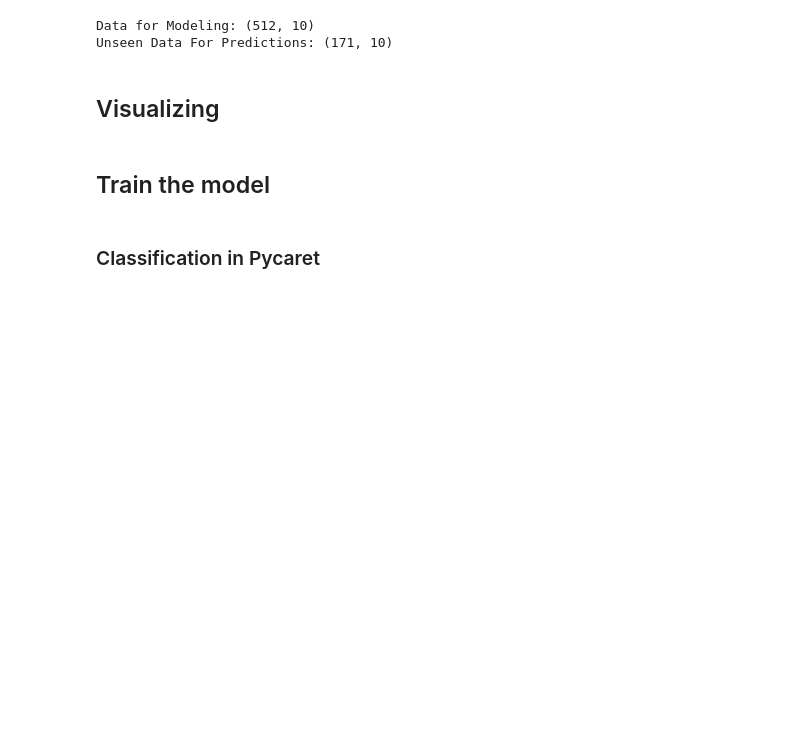
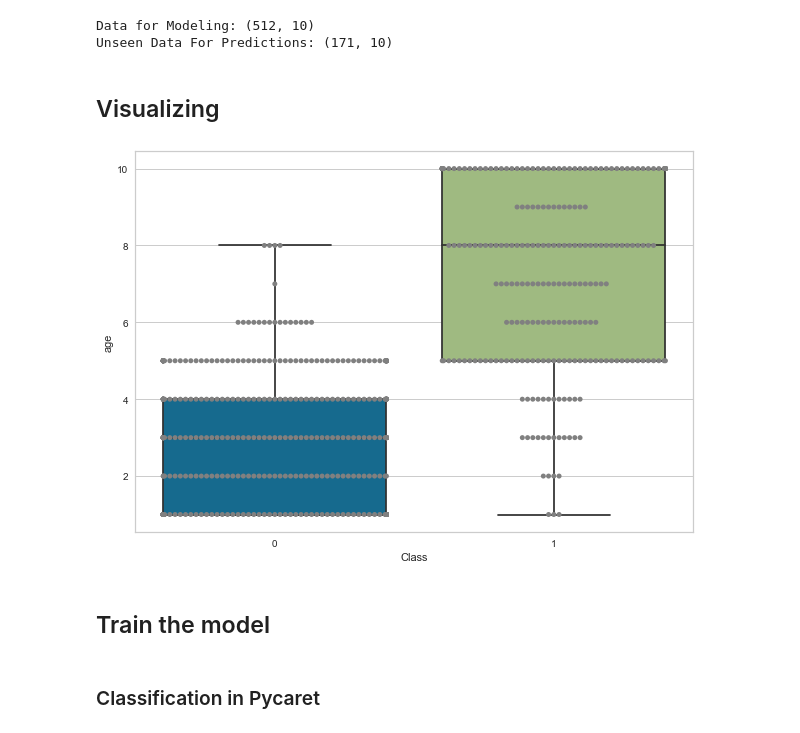
Before and after one commit to orchidalgia/CBM101, a Jupyter notebook: F_Machine_learning/2_Supervised-Learning/Pycaret - Classification.ipynb, the cells around one changed output. Drawn from its saved outputs; the diff is of its cells as text; code cells hidden in the pictures; blank space fills up the shorter version.

```diff
--- a/F_Machine_learning/2_Supervised-Learning/Pycaret - Classification.ipynb
+++ b/F_Machine_learning/2_Supervised-Learning/Pycaret - Classification.ipynb
@@ -103,10 +92,10 @@ Let's split the data for later use. Other for making the model and other for usi
 # %%
 # split data, other for model training, and other for making predictions (usually ratio is ~70/30)
-data = df.sample(frac=0.75, random_state=42).reset_index(drop=True) # take 75% of rows
-data_unseen = df.drop(data.index).reset_index(drop=True) # remaining 25%
-
-print('Data for Modeling: ' + str(data.shape))
-print('Unseen Data For Predictions: ' + str(data_unseen.shape))
+#data = df.sample(frac=0.75, random_state=42).reset_index(drop=True) # take 75% of rows
+#data_unseen = df.drop(data.index).reset_index(drop=True) # remaining 25%
+#
+#print('Data for Modeling: ' + str(data.shape))
+#print('Unseen Data For Predictions: ' + str(data_unseen.shape))
 # %% [output]
 Data for Modeling: (512, 10)
 Unseen Data For Predictions: (171, 10)
@@ -115,3 +107,18 @@ Unseen Data For Predictions: (171, 10)
+# %%
+# easy function for plotting features
+def boxplot(data, x, y):
+    plt.figure(figsize = (10,7))
+
+    # Usual boxplot
+    ax = sns.boxplot(x=x, y=y, data=data)
+
+    # Add jitter with the swarmplot function.
+    ax = sns.swarmplot(x=x, y=y, data=data, color="grey")
+# %%
+# plot age and class
+boxplot(df, 'Class', 'age')
+# %% [output]
+[figure, added]
 # %% [markdown]
 ## Train the model
 # %% [markdown]
```
Also changed, not shown: parts of 16 cells of this notebook, 3 other files.
